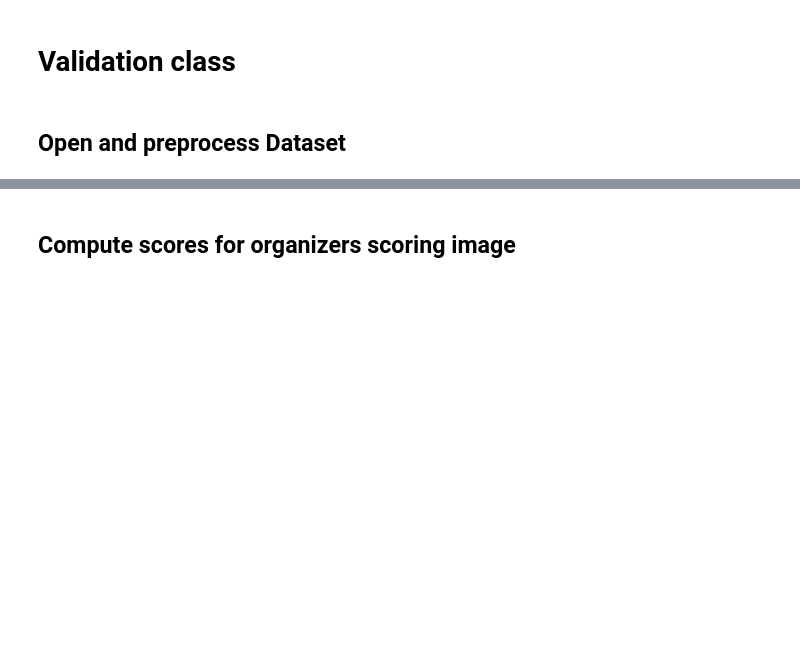
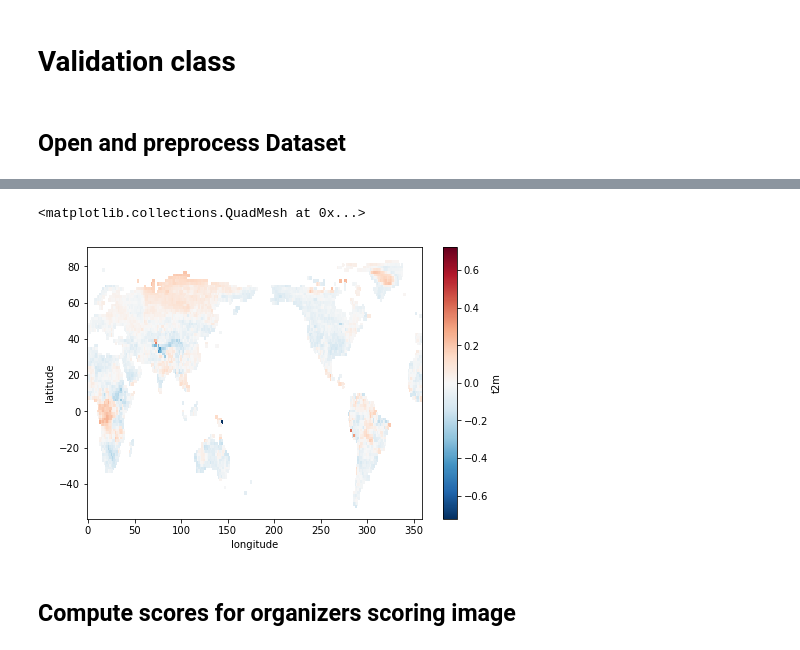
Before and after one commit to crim-ca/crims2s, a Jupyter notebook: notebooks/JG - Validation Dry.ipynb, the cells around one changed output, grey strips where cells are left out. Cells and saved outputs as stored; diff of their text form; code cells hidden in the pictures; blank space fills up the shorter version.

```diff
--- a/notebooks/JG - Validation Dry.ipynb
+++ b/notebooks/JG - Validation Dry.ipynb
@@ -418,3 +434,8 @@ rps_ML, rps_clim = val.compute_RPS(val.preds, val.obs, dim=[])
+# %%
+(1.0 - rps_ML / rps_clim).where(rps_ML.latitude > -60, drop=True).mean(dim=['lead_time', 'forecast_time']).t2m.plot(size=5)
+# %% [output]
+<matplotlib.collections.QuadMesh at 0x...>
+[figure, added]
 # %% [markdown]
 ## Compute scores for organizers scoring image
 # %%
```
Also changed, not shown: parts of 27 cells of this notebook, 9 other files.
